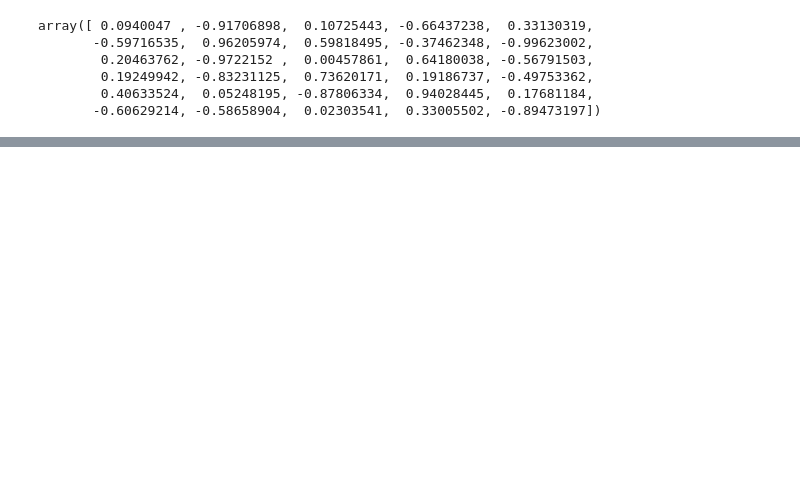
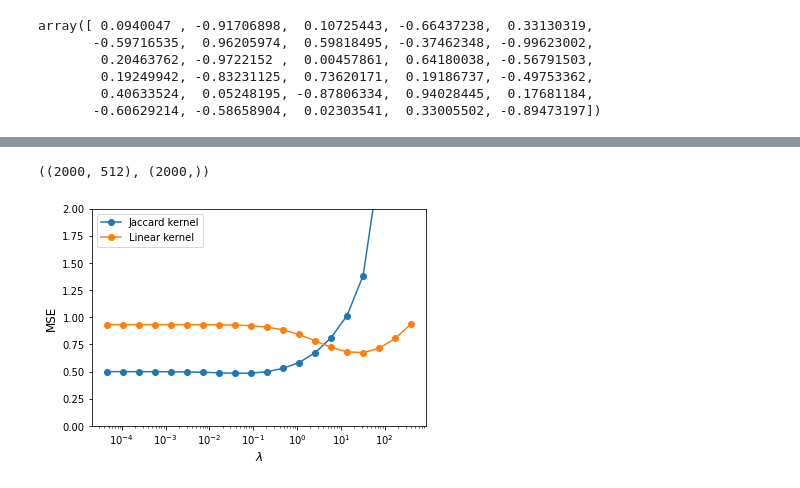
Before and after one commit to rythei/linear-models, a Jupyter notebook: content/generalizing_linear_regression/scratch.ipynb, the cells around one changed output, grey strips where cells are left out. Drawn from its saved outputs; the diff is of its cells as text; code cells hidden in the pictures; blank space fills up the shorter version.

```diff
--- a/content/generalizing_linear_regression/scratch.ipynb
+++ b/content/generalizing_linear_regression/scratch.ipynb
@@ -145,0 +157,60 @@ plt.plot(x_test, y_hat_test, c=cmap.to_rgba(ix + 1))
+# %%
+import pickle
+
+with open('datasets/EGFR_bioactivity.pkl', 'rb') as f:
+    data = pickle.load(f)
+
+X = data["X"]
+y = data["y"]
+X.shape, y.shape
+# %% [output]
+((2000, 512), (2000,))
+# %%
+def fit_krr(K, y, lamb):
+    return np.linalg.inv(K+lamb*np.eye(K.shape[0]))@y
+# %%
+def k_jaccard(X, Y=None):
+    if Y is None:
+        Y = X
+    prod = np.dot(X, Y.T)
+    norm_X = (np.linalg.norm(X, axis=1)**2).reshape(-1,1)
+    norm_Y = (np.linalg.norm(Y, axis=1)**2).reshape(-1,1)
+    return prod / (norm_X + norm_Y.T - prod)
+
+def k_linear(X, Y=None):
+    if Y is None:
+        Y = X
+    return np.dot(X, Y.T)
+# %%
+train_ix = np.random.choice(X.shape[0], 1800, replace=False)
+test_ix = [j for j in range(X.shape[0]) if j not in train_ix]
+X_train, y_train = X[train_ix], y[train_ix]
+X_test, y_test = X[test_ix], y[test_ix]
+
+lamb_range = np.exp(np.linspace(-10,6,20))
+
+K_jaccard_train = k_jaccard(X_train)
+K_jaccard_test = k_jaccard(X_test, X_train)
+K_linear_train = k_linear(X_train)
+K_linear_test = k_linear(X_test, X_train)
+mses_jaccard = []
+mses_linear = []
+
+for lamb in lamb_range:
+    alpha_hat_jaccard = fit_krr(K_jaccard_train, y_train, lamb)
+    alpha_hat_linear = fit_krr(K_linear_train, y_train, lamb)
+    y_hat_jaccard = K_jaccard_test@alpha_hat_jaccard
+    y_hat_linear = K_linear_test@alpha_hat_linear
+    mses_jaccard.append(np.mean((y_test-y_hat_jaccard)**2))
+    mses_linear.append(np.mean((y_test-y_hat_linear)**2))
+
+plt.plot(lamb_range, mses_jaccard, label="Jaccard kernel", marker='o')
+plt.plot(lamb_range, mses_linear, label="Linear kernel", marker='o')
+plt.legend()
+plt.ylabel("MSE", fontsize=14)
+plt.xlabel("$\lambda$", fontsize=14)
+plt.xscale("log")
+plt.ylim(0,2)
+plt.show()
+# %% [output]
+[figure, added]
```
Also changed, not shown: parts of 6 cells of this notebook, 27 other files.
